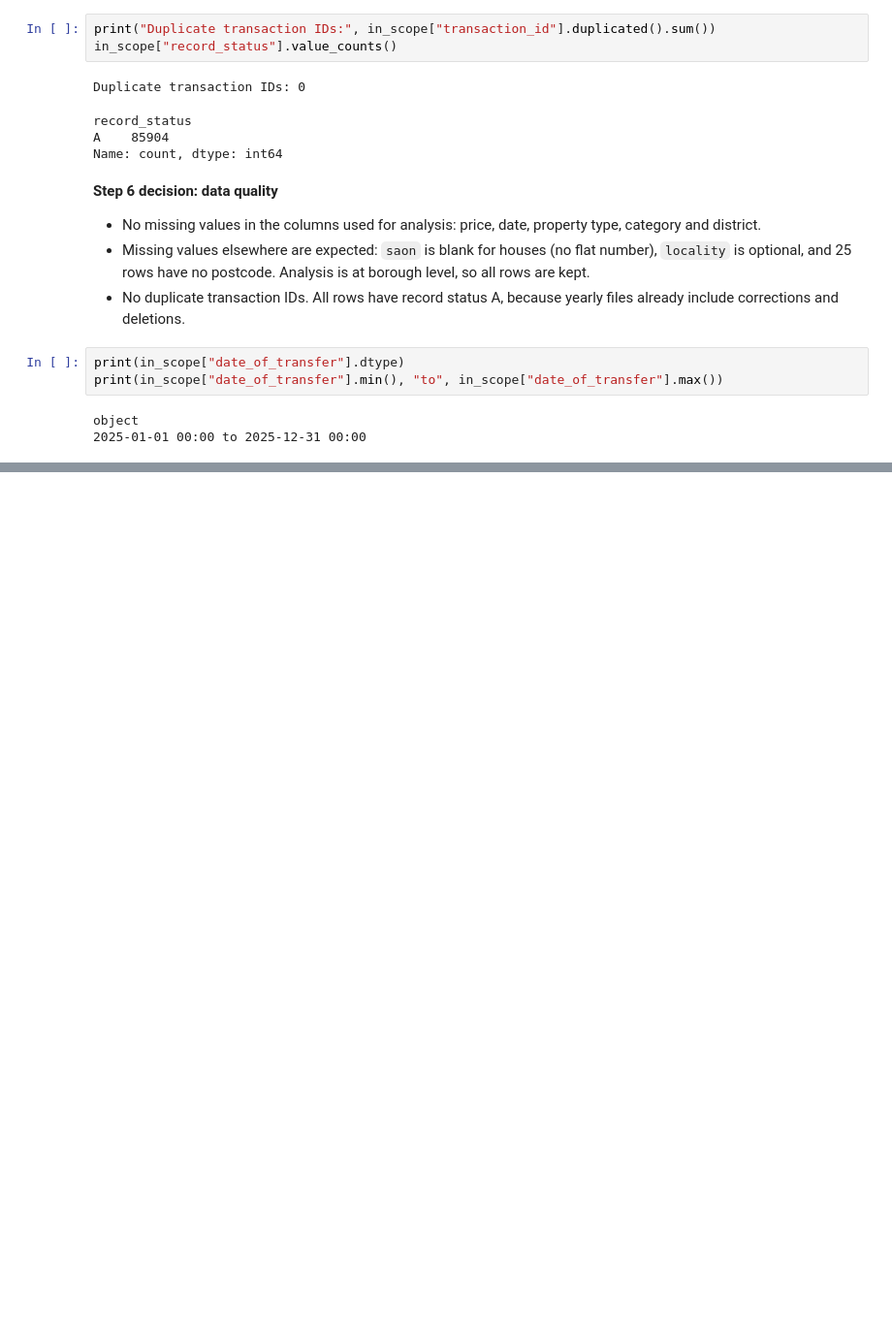
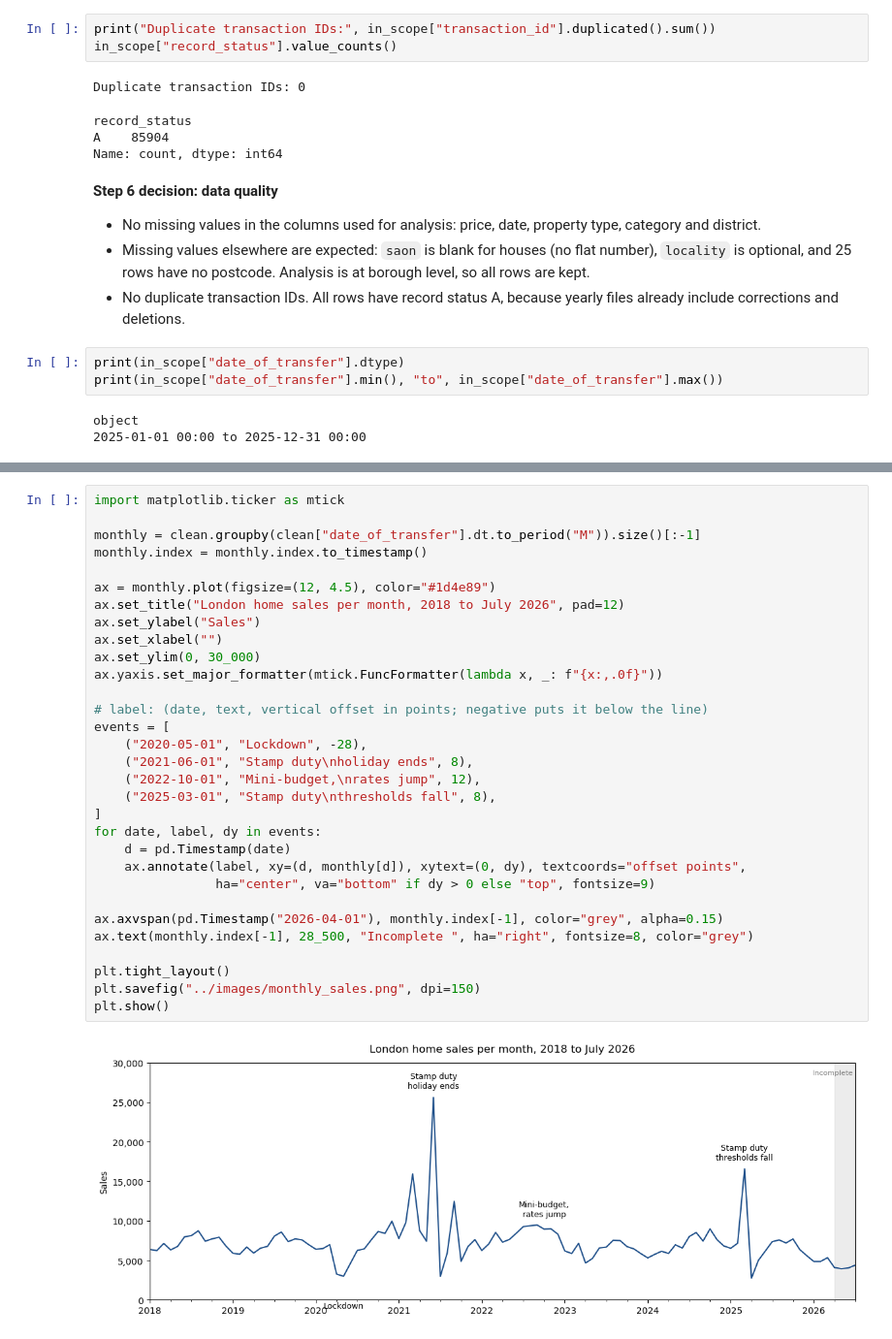
Before and after one commit to TahaJomehpour1/london-housing-affordability, a Jupyter notebook: notebooks/London_housing.ipynb, the cells around one changed output, grey strips where cells are left out. Shown at 97% size. Saved outputs shown, nothing was run; the diff lists cells and outputs as text; blank space fills up the shorter version.

```diff
--- a/notebooks/London_housing.ipynb
+++ b/notebooks/London_housing.ipynb
@@ -459,0 +686,33 @@ See the caveats in the documentation: https://pandas.pydata.org/pandas-docs/stab
+# %%
+import matplotlib.ticker as mtick
+
+monthly = clean.groupby(clean["date_of_transfer"].dt.to_period("M")).size()[:-1]
+monthly.index = monthly.index.to_timestamp()
+
+ax = monthly.plot(figsize=(12, 4.5), color="#1d4e89")
+ax.set_title("London home sales per month, 2018 to July 2026", pad=12)
+ax.set_ylabel("Sales")
+ax.set_xlabel("")
+ax.set_ylim(0, 30_000)
+ax.yaxis.set_major_formatter(mtick.FuncFormatter(lambda x, _: f"{x:,.0f}"))
+
+# label: (date, text, vertical offset in points; negative puts it below the line)
+events = [
+    ("2020-05-01", "Lockdown", -28),
+    ("2021-06-01", "Stamp duty\nholiday ends", 8),
+    ("2022-10-01", "Mini-budget,\nrates jump", 12),
+    ("2025-03-01", "Stamp duty\nthresholds fall", 8),
+]
+for date, label, dy in events:
+    d = pd.Timestamp(date)
+    ax.annotate(label, xy=(d, monthly[d]), xytext=(0, dy), textcoords="offset points",
+                ha="center", va="bottom" if dy > 0 else "top", fontsize=9)
+
+ax.axvspan(pd.Timestamp("2026-04-01"), monthly.index[-1], color="grey", alpha=0.15)
+ax.text(monthly.index[-1], 28_500, "Incomplete ", ha="right", fontsize=8, color="grey")
+
+plt.tight_layout()
+plt.savefig("../images/monthly_sales.png", dpi=150)
+plt.show()
+# %% [output]
+[figure, added]
```
Also changed, not shown: parts of 27 cells of this notebook, 2 other files.
